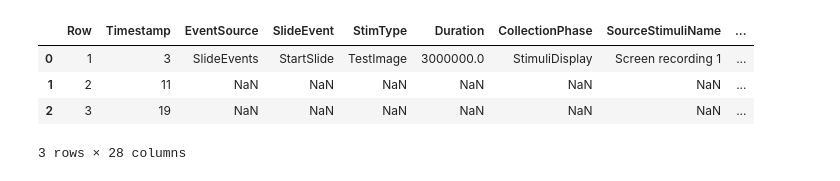
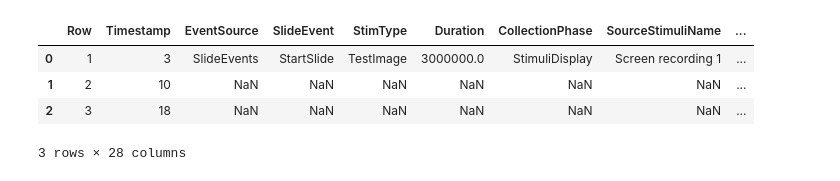
Before and after one commit to EliDll/phw-eval, a Jupyter notebook: imot_edda.ipynb, the cells around one changed output. Saved outputs shown, nothing was run; the diff lists cells and outputs as text; code cells hidden in the pictures.

```diff
--- a/imot_edda.ipynb
+++ b/imot_edda.ipynb
@@ -5,29 +5,29 @@ import pandas as pd
 import seaborn as sns
 from scipy import stats
 # %%
-participant = "19_ToGr"
+participant = "20_PeBu"
 
 def get_imot(id):
     path = './data/' + participant + '/i_' + 'Shovel' + '_' + id + '.csv'
     return pd.read_csv(path)
 
 def get_unity(id):
     path = './data/' + participant + '/u_' + 'Shovel' + '_' + id + '.csv'
     return pd.read_csv(path)
 
 c_0_i_raw = get_imot("C0")
 c_1_i_raw = get_imot("C1")
 c_2_i_raw = get_imot("C2")
 p_0_i_raw = get_imot("P0")
 p_1_i_raw = get_imot("P1")
 p_2_i_raw = get_imot("P2")
 
 c_0_i_raw.head(3)
 # %% [output]
 |  | Row | Timestamp | EventSource | SlideEvent | StimType | Duration | CollectionPhase | SourceStimuliName | ... |
 | 0 | 1 | 3 | SlideEvents | StartSlide | TestImage | 3000000.0 | StimuliDisplay | Screen recording 1 | ... |
-| 1 | 2 | 11 | NaN | NaN | NaN | NaN | NaN | NaN | ... |
-| 2 | 3 | 19 | NaN | NaN | NaN | NaN | NaN | NaN | ... |
+| 1 | 2 | 10 | NaN | NaN | NaN | NaN | NaN | NaN | ... |
+| 2 | 3 | 18 | NaN | NaN | NaN | NaN | NaN | NaN | ... |
 3 rows × 28 columns
 # %%
 c_0_u = get_unity("C0")
```
Also changed, not shown: parts of 7 cells of this notebook, 26 other files.
